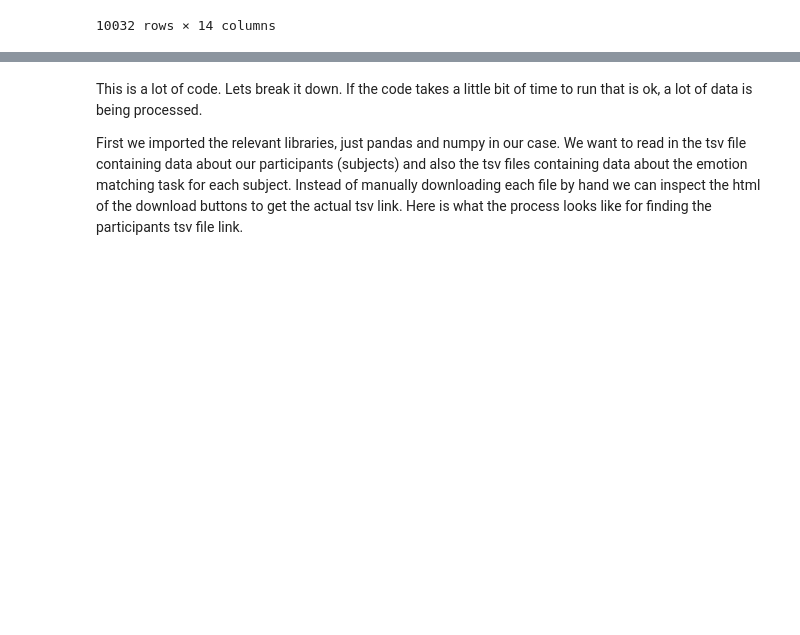
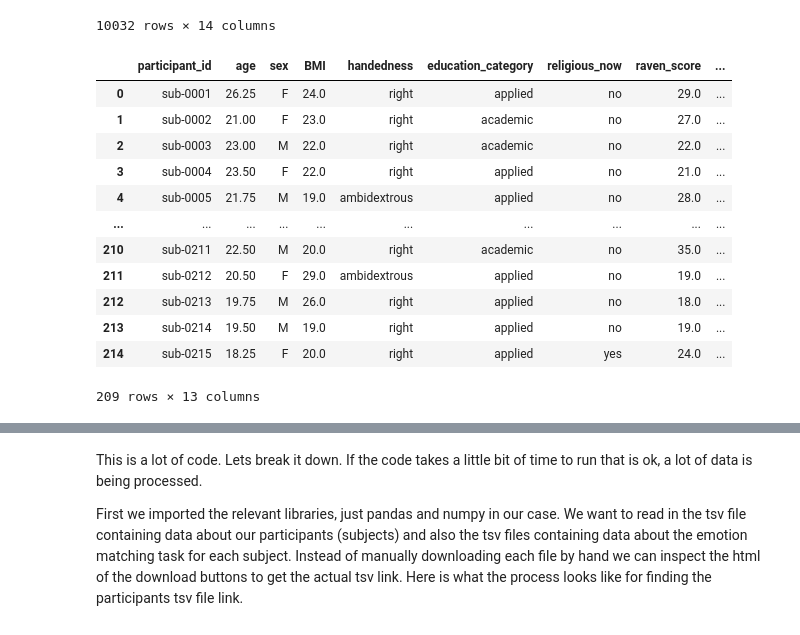
Before and after one commit to LIKarpa/LIKarpa.github.io, a Jupyter notebook: Final Tutorial.ipynb, the cells around one changed output, grey strips where cells are left out. Drawn from its saved outputs; the diff is of its cells as text; code cells hidden in the pictures; blank space fills up the shorter version.

```diff
--- a/Final Tutorial.ipynb
+++ b/Final Tutorial.ipynb
@@ -43,3 +43,24 @@ df_subjects
 | 10030 | 46 | 240.3884 | 4.9000 | emotion | NaN | NaN | miss | NaN | ... |
 | 10031 | 47 | 245.3965 | 1.8188 | emotion | 1.8188 | right | correct | NaN | ... |
 10032 rows × 14 columns
+# %%
+df_subjs = df_participants
+for i in range(0, len(df_participants)):
+    if len(df_subjects[df_subjects['subject']==i+1]) == 0:
+        df_subjs = df_subjs.drop(i, axis='index')
+
+df_subjs
+# %% [output]
+|  | participant_id | age | sex | BMI | handedness | education_category | religious_now | raven_score | ... |
+| 0 | sub-0001 | 26.25 | F | 24.0 | right | applied | no | 29.0 | ... |
+| 1 | sub-0002 | 21.00 | F | 23.0 | right | academic | no | 27.0 | ... |
+| 2 | sub-0003 | 23.00 | M | 22.0 | right | academic | no | 22.0 | ... |
+| 3 | sub-0004 | 23.50 | F | 22.0 | right | applied | no | 21.0 | ... |
+| 4 | sub-0005 | 21.75 | M | 19.0 | ambidextrous | applied | no | 28.0 | ... |
+| ... | ... | ... | ... | ... | ... | ... | ... | ... | ... |
+| 210 | sub-0211 | 22.50 | M | 20.0 | right | academic | no | 35.0 | ... |
+| 211 | sub-0212 | 20.50 | F | 29.0 | ambidextrous | applied | no | 19.0 | ... |
+| 212 | sub-0213 | 19.75 | M | 26.0 | right | applied | no | 18.0 | ... |
+| 213 | sub-0214 | 19.50 | M | 19.0 | right | applied | no | 19.0 | ... |
+| 214 | sub-0215 | 18.25 | F | 20.0 | right | applied | yes | 24.0 | ... |
+209 rows × 13 columns
```
Also changed, not shown: parts of 43 cells of this notebook.
